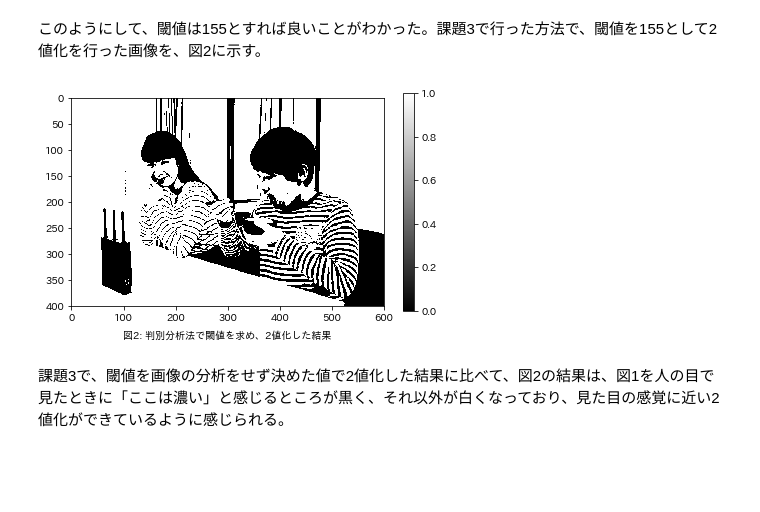
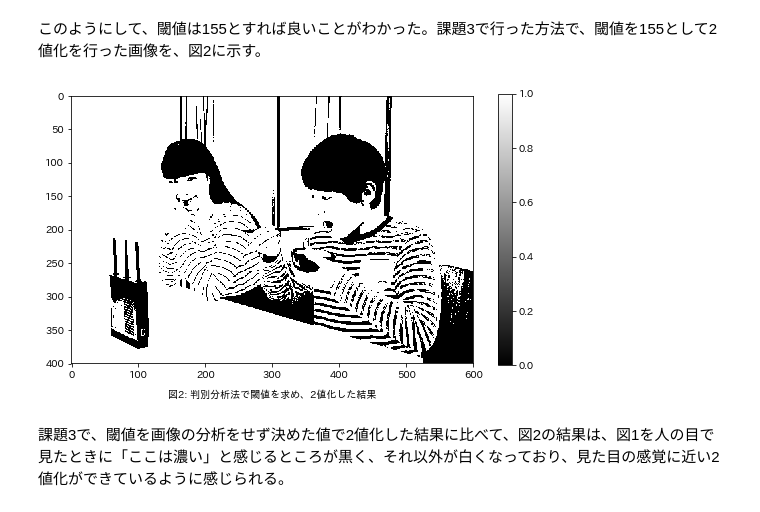
Before and after one commit to azyobuzin/lecture_image_processing, a Jupyter notebook: kadai5.ipynb, the cells around one changed output. Cells and saved outputs as stored; diff of their text form; code cells hidden in the pictures; blank space fills up the shorter version.

Commit message:
課題8
* prelude を ipynb にした
* 図の大きさを全体的に大きくした

```diff
--- a/kadai5.ipynb
+++ b/kadai5.ipynb
@@ -25,7 +25,7 @@ $$
 そこで、 $t=1,2,\cdots,255$ と変化させながら ${\sigma^2_B} / {\sigma^2_w}$ が最大となる $t$ を求めることにする。原画像として、課題2で使用した原画像を使用する。原画像を図1に示す。
 # %%
 # 環境準備
-%run -i prelude.ipy
+%run -i prelude.ipynb
 
 # 画像を読み込む
 original = PIL.Image.open(IMAGE1_PATH)
@@ -35,10 +35,10 @@ original = np.array(original.convert(mode='L'))
 
 # 表示
 def imshow(img, vmax, title):
-    fig, ax = plt.subplots(figsize=(7, 4))
+    fig, ax = plt.subplots(figsize=(9, 5))
     m = ax.imshow(img, cmap='gray', vmin=0, vmax=vmax)
     fig.colorbar(m)
-    ax.text(0.5, -0.12, title,
+    ax.text(0.5, -0.1, title,
             transform=ax.transAxes,
             horizontalalignment='center',
             verticalalignment='top')
@@ -112,9 +112,9 @@ argmax_t var_ratio = 155
 # %% [markdown]
 このようにして、閾値は155とすれば良いことがわかった。課題3で行った方法で、閾値を155として2値化を行った画像を、図2に示す。
 # %%
-img = original >= argmax_t
+img = original >= 129
 imshow(img, 1, '図2: 判別分析法で閾値を求め、2値化した結果')
 # %% [output]
-[figure, old version]
+[figure, new version]
 # %% [markdown]
 課題3で、閾値を画像の分析をせず決めた値で2値化した結果に比べて、図2の結果は、図1を人の目で見たときに「ここは濃い」と感じるところが黒く、それ以外が白くなっており、見た目の感覚に近い2値化ができているように感じられる。
```
Also changed, not shown: parts of 1 cell of this notebook, 12 other files.
